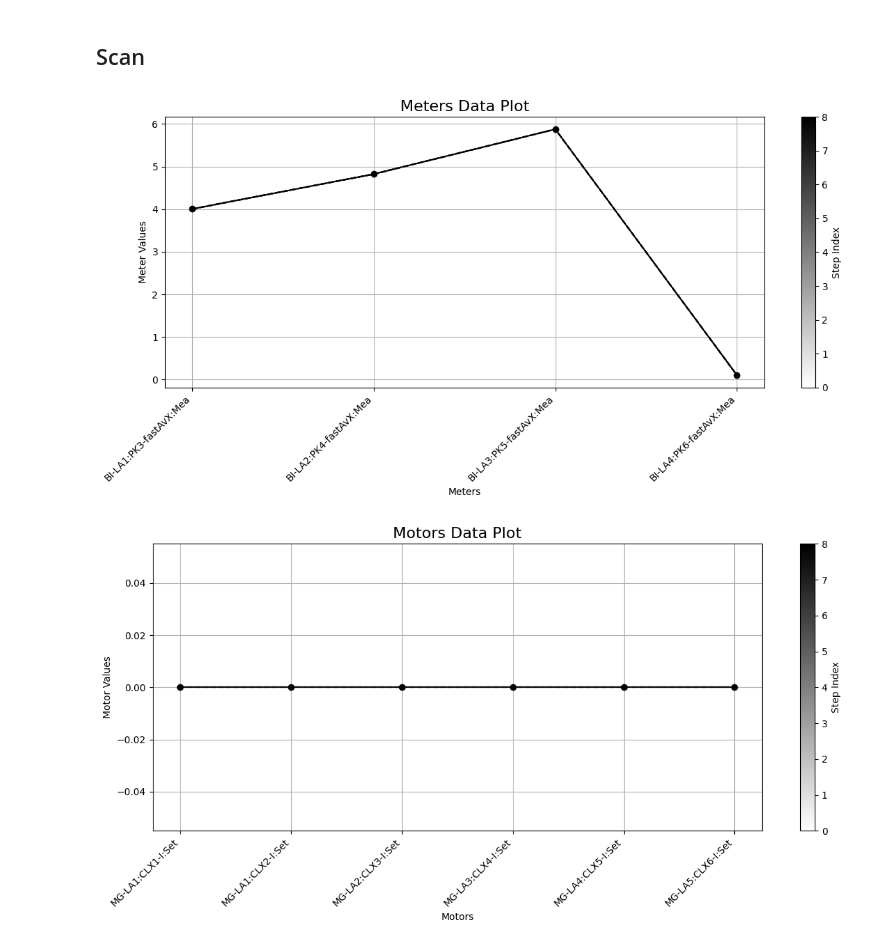
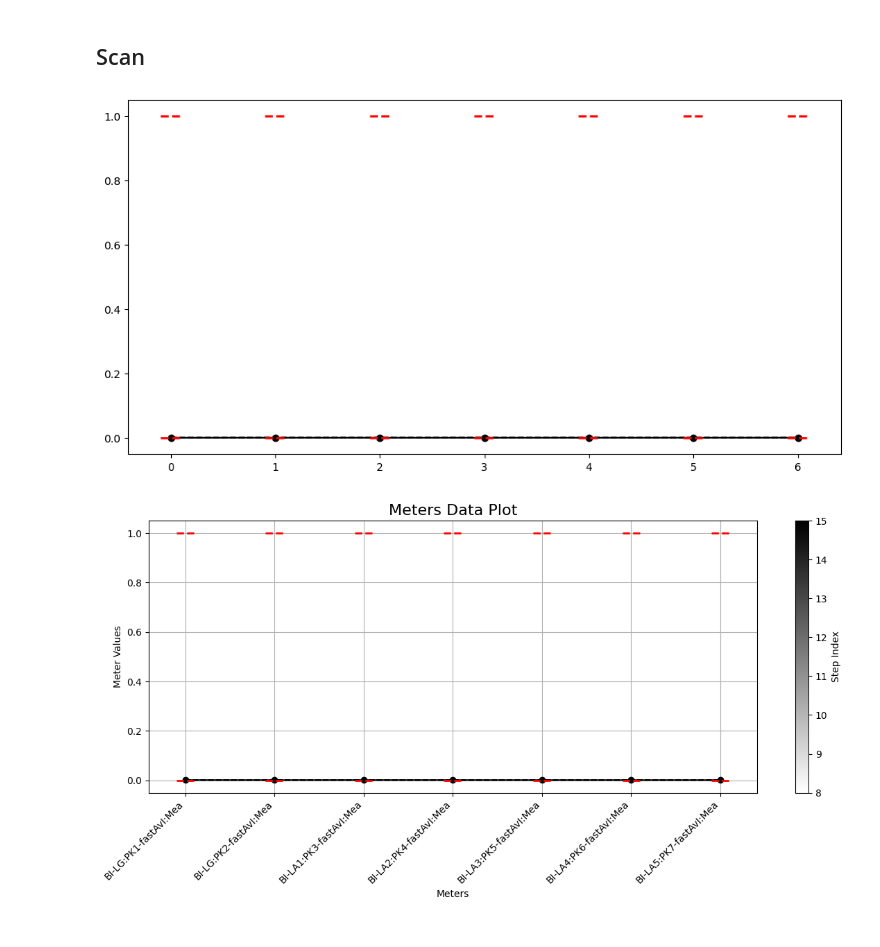
Before and after one commit to fuodorov/scaut, a Jupyter notebook: notebooks/watch.ipynb, the cells around one changed output. Cells and saved outputs as stored; diff of their text form; code cells hidden in the pictures.

Commit message:
Update settings prod

```diff
--- a/notebooks/watch.ipynb
+++ b/notebooks/watch.ipynb
@@ -16,22 +16,19 @@ from src.scan.utils import clear_output, plot_meters_data, plot_motors_data
 from src.core import config as cfg
 # %%
 prod_scan = watch(
-    meters=prod.HORIZONTAL_MONITORS,
-    motors=prod.HORIZONTAL_CORRECTORS,
+    meters=prod.CURRENT_CHECKS,
     get_func=prod.GET_FUNC,
     put_func=prod.PUT_FUNC,
-    sample_size=prod.SAMPLE_SIZE,
-    verify_motor=prod.VERIFY_MOTOR,
-    max_retries=prod.MAX_TRIES,
-    delay=prod.DELAY,
-    tolerance=prod.TOLERANCE,
-    save=prod.SAVE_SCAN,
+    sample_size=1,
+    verify_motor=False,
+    delay=1,
+    save=False,
     dirname=os.path.join(prod.DIRNAME_DATA, DIRNAME),
-    callback=[clear_output, plot_meters_data, plot_motors_data],
-    save_original_motor_values=prod.SAVE_ORIGINAL_MOTOR_VALUES,
-    parallel=prod.PARALLEL,
-    repeat=prod.REPEAT,
+    callback=[clear_output, plot_meters_data],
+    save_original_motor_values=False,
+    parallel=True,
+    strict_check=False,
 )
 # %% [output]
-[figure, old version]
+[figure, new version]
-[figure, old version]
+[figure, new version]
```
Also changed, not shown: parts of 2 cells of this notebook, 1 other file.
